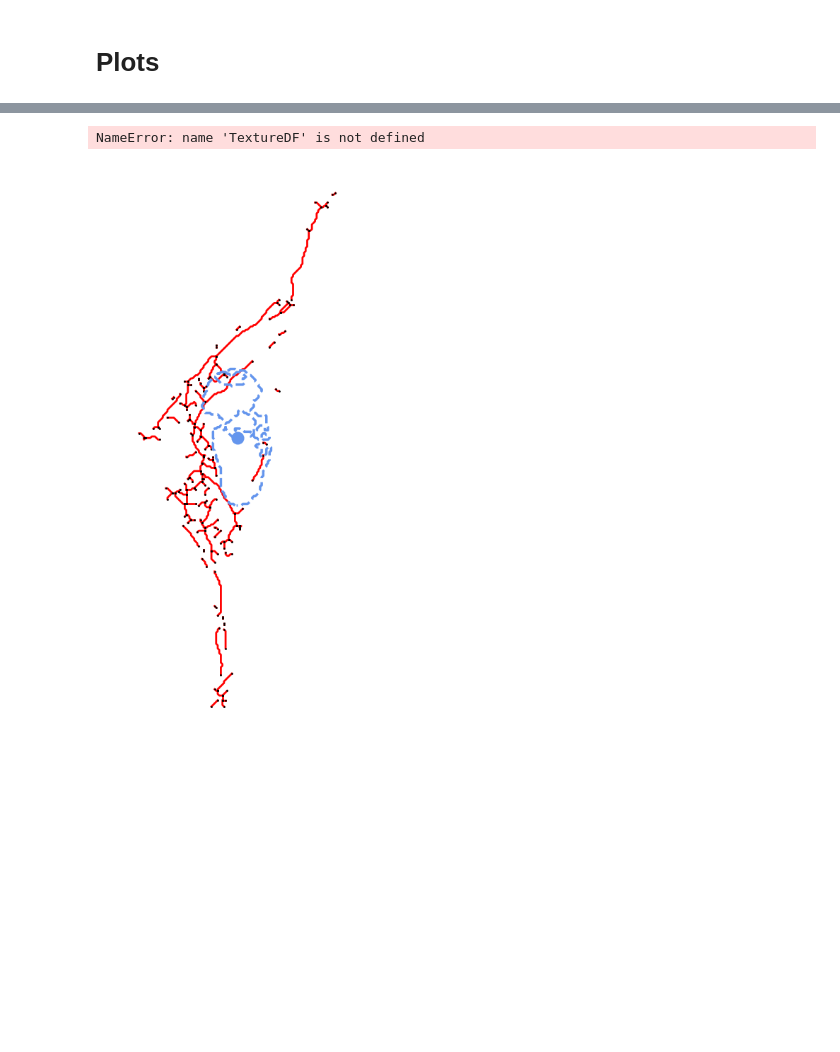
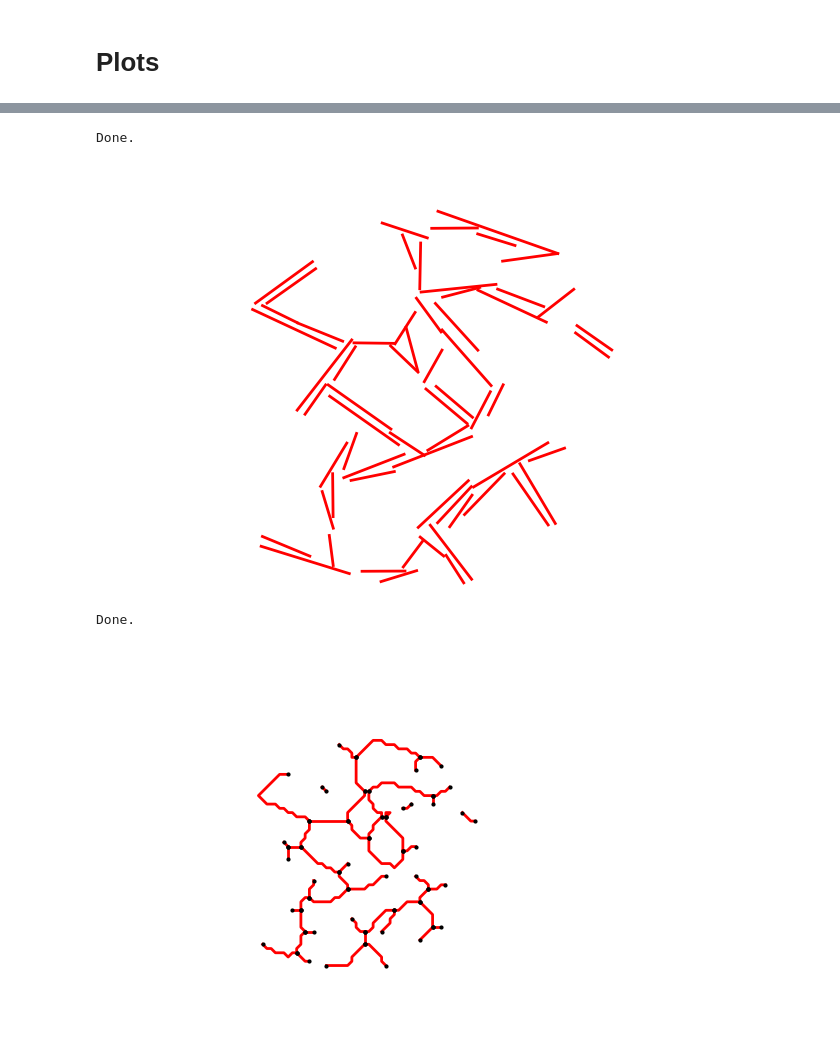
Before and after one commit to diogojfv/aTubulinOrganization, a Jupyter notebook: 5 - Processing of Individual Cells.ipynb, the cells around one changed output, grey strips where cells are left out. Saved outputs shown, nothing was run; the diff lists cells and outputs as text; code cells hidden in the pictures; blank space fills up the shorter version.

```diff
--- a/5 - Processing of Individual Cells.ipynb
+++ b/5 - Processing of Individual Cells.ipynb
@@ -450,14 +487,23 @@ Done.
 # %%
 cmap     = pltc.rainbow
 cm       = truncate_colormap(cmap, 0, 1, 300)
-line_plotter(ResultsRow=ResultsDF.loc[cell],data=data,feat=None,cmap=cm,normalize_bounds=1,colorbar_label=None,overlay=True,save=False)
+
+line_plotter(ResultsRow = ResultsDF.loc[0],
+             data=data,
+             feat=None,
+             cmap=cm,
+             normalize_bounds=1,
+             colorbar_label=None,
+             overlay=True,
+             save=False)
 # %% [output]
-NameError: name 'TextureDF' is not defined
+Done.
+[figure, added]
 # %%
 cmap     = pltc.rainbow
 cm       = truncate_colormap(cmap, 0, 1, 300)
 
-graph_plotter(ResultsRow       = ResultsDF.loc[cell],
+graph_plotter(ResultsRow       = ResultsDF.loc[0],
               data             = data,
               feat             = None,
               cmap             = cm,
@@ -469,4 +515,5 @@ graph_plotter(ResultsRow       = ResultsDF.loc[cell],
               scalebar         = False,
               save             = False)
 # %% [output]
+Done.
-[figure, old version]
+[figure, new version]
```
Also changed, not shown: parts of 11 cells of this notebook, 13 other files.
